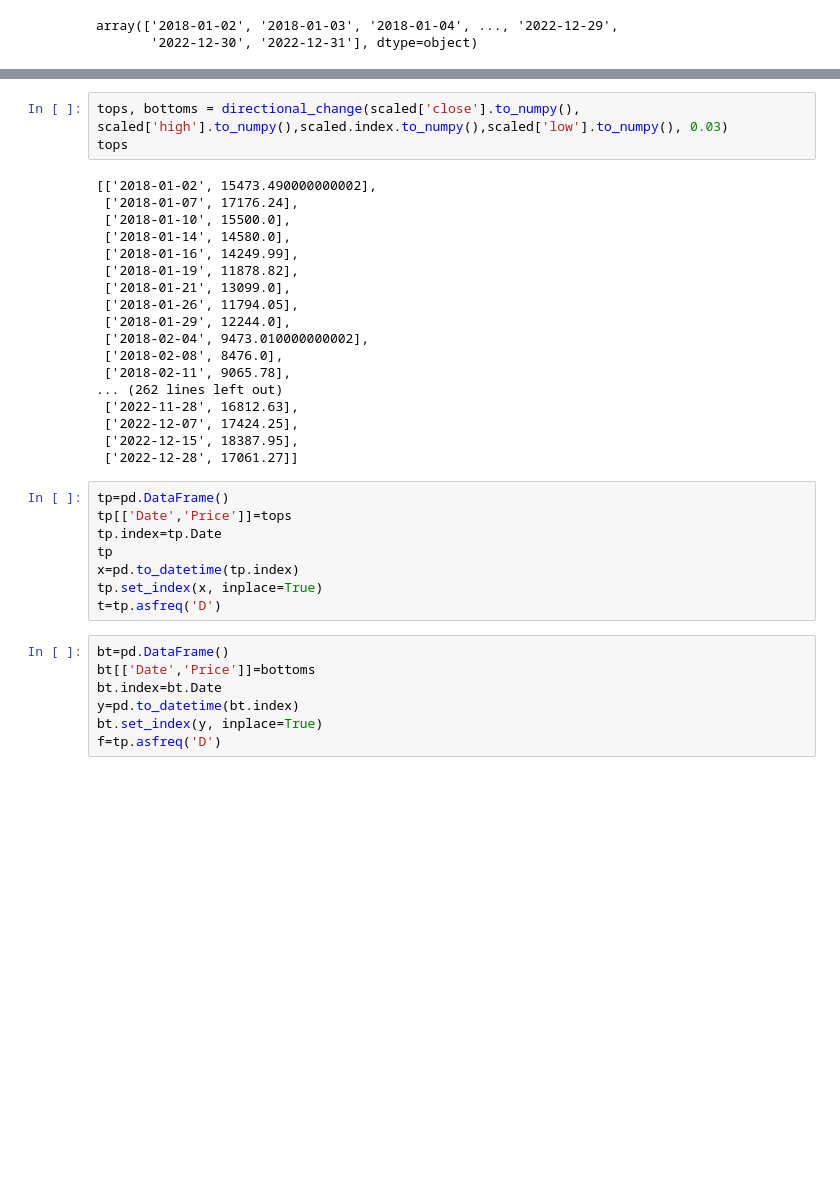
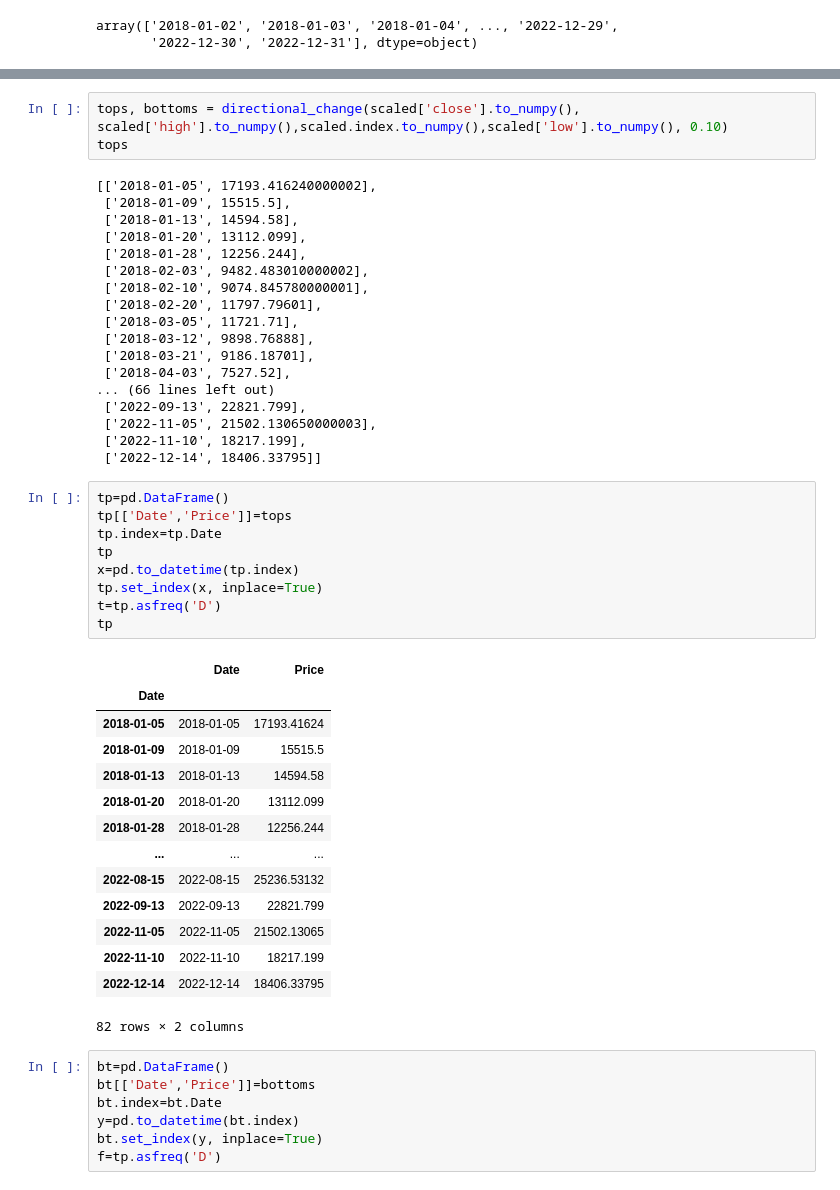
Before and after one commit to nafissaad/Tutorial1, a Jupyter notebook: Tutorial/Time series/Pattern Recognition/Directional_change.ipynb, the cells around one changed output, grey strips where cells are left out. Drawn from its saved outputs; the diff is of its cells as text; blank space fills up the shorter version.

```diff
--- a/Tutorial/Time series/Pattern Recognition/Directional_change.ipynb
+++ b/Tutorial/Time series/Pattern Recognition/Directional_change.ipynb
@@ -126,32 +89,48 @@ def directional_change(close: np.array, high: np.array,index : np.array ,low: np
 # %%
-tops, bottoms = directional_change(scaled['close'].to_numpy(), scaled['high'].to_numpy(),scaled.index.to_numpy(),scaled['low'].to_numpy(), 0.03)
+tops, bottoms = directional_change(scaled['close'].to_numpy(), scaled['high'].to_numpy(),scaled.index.to_numpy(),scaled['low'].to_numpy(), 0.10)
 tops
 # %% [output]
-[['2018-01-02', 15473.490000000002],
- ['2018-01-07', 17176.24],
- ['2018-01-10', 15500.0],
- ['2018-01-14', 14580.0],
- ['2018-01-16', 14249.99],
- ['2018-01-19', 11878.82],
- ['2018-01-21', 13099.0],
- ['2018-01-26', 11794.05],
- ['2018-01-29', 12244.0],
- ['2018-02-04', 9473.010000000002],
- ['2018-02-08', 8476.0],
- ['2018-02-11', 9065.78],
-... (262 lines left out)
- ['2022-11-28', 16812.63],
- ['2022-12-07', 17424.25],
- ['2022-12-15', 18387.95],
- ['2022-12-28', 17061.27]]
+[['2018-01-05', 17193.416240000002],
+ ['2018-01-09', 15515.5],
+ ['2018-01-13', 14594.58],
+ ['2018-01-20', 13112.099],
+ ['2018-01-28', 12256.244],
+ ['2018-02-03', 9482.483010000002],
+ ['2018-02-10', 9074.845780000001],
+ ['2018-02-20', 11797.79601],
+ ['2018-03-05', 11721.71],
+ ['2018-03-12', 9898.76888],
+ ['2018-03-21', 9186.18701],
+ ['2018-04-03', 7527.52],
+... (66 lines left out)
+ ['2022-09-13', 22821.799],
+ ['2022-11-05', 21502.130650000003],
+ ['2022-11-10', 18217.199],
+ ['2022-12-14', 18406.33795]]
 # %%
 tp=pd.DataFrame()
 tp[['Date','Price']]=tops
 tp.index=tp.Date
 tp
 x=pd.to_datetime(tp.index)
 tp.set_index(x, inplace=True)
 t=tp.asfreq('D')
+tp
+# %% [output]
+|  | Date | Price |
+| Date |  |  |
+| 2018-01-05 | 2018-01-05 | 17193.41624 |
+| 2018-01-09 | 2018-01-09 | 15515.5 |
+| 2018-01-13 | 2018-01-13 | 14594.58 |
+| 2018-01-20 | 2018-01-20 | 13112.099 |
+| 2018-01-28 | 2018-01-28 | 12256.244 |
+| ... | ... | ... |
+| 2022-08-15 | 2022-08-15 | 25236.53132 |
+| 2022-09-13 | 2022-09-13 | 22821.799 |
+| 2022-11-05 | 2022-11-05 | 21502.13065 |
+| 2022-11-10 | 2022-11-10 | 18217.199 |
+| 2022-12-14 | 2022-12-14 | 18406.33795 |
+82 rows × 2 columns
 # %%
 bt=pd.DataFrame()
 bt[['Date','Price']]=bottoms
```
Also changed, not shown: parts of 4 cells of this notebook.
